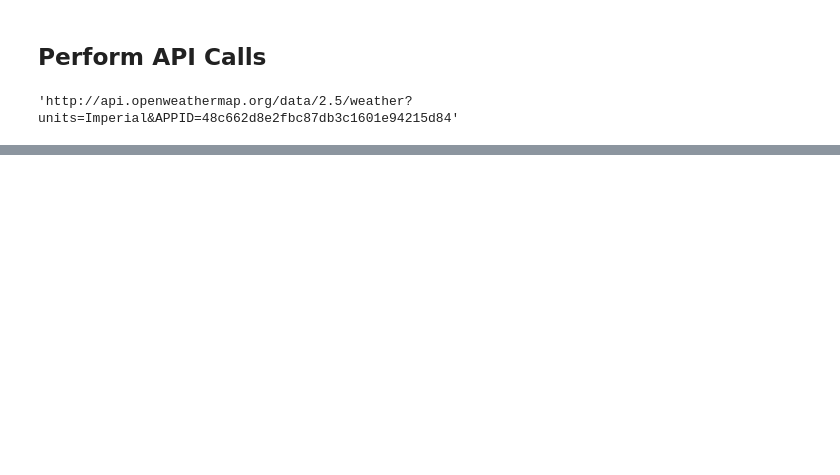
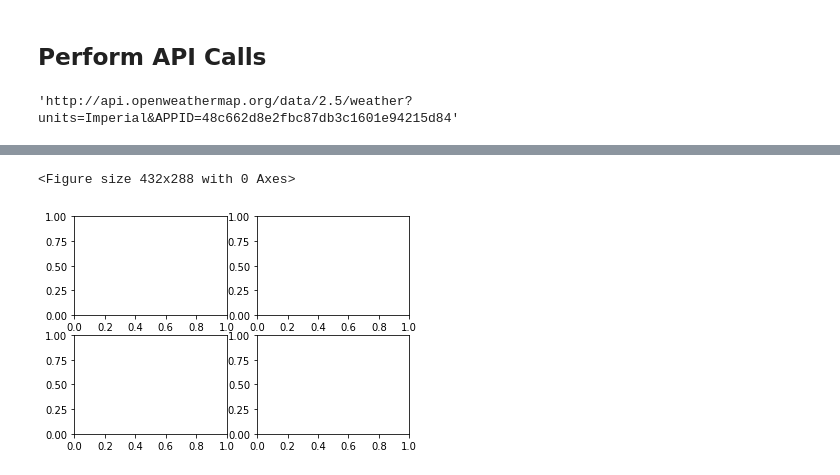
Before and after one commit to warnerm06/WeatherPy, a Jupyter notebook: WeatherPy_Solved_MEW.ipynb, the cells around one changed output, grey strips where cells are left out. Saved outputs shown, nothing was run; the diff lists cells and outputs as text; code cells hidden in the pictures; blank space fills up the shorter version.

```diff
--- a/WeatherPy_Solved_MEW.ipynb
+++ b/WeatherPy_Solved_MEW.ipynb
@@ -156,3 +184,9 @@ plt.show()
 # city_df[['Lattitude','Longitude']].apply(pd.to_numeric)
 # city_df.dtypes
 # #how do i create a function to convert all cols to float AND keep str columns???
+# %%
+fig = plt.figure()  # an empty figure with no axes
+fig, ax_lst = plt.subplots(2, 2)  # a figure with a 2x2 grid of Axes
+# %% [output]
+<Figure size 432x288 with 0 Axes>
+[figure, added]
```
Also changed, not shown: parts of 7 cells of this notebook, 1 other file.
